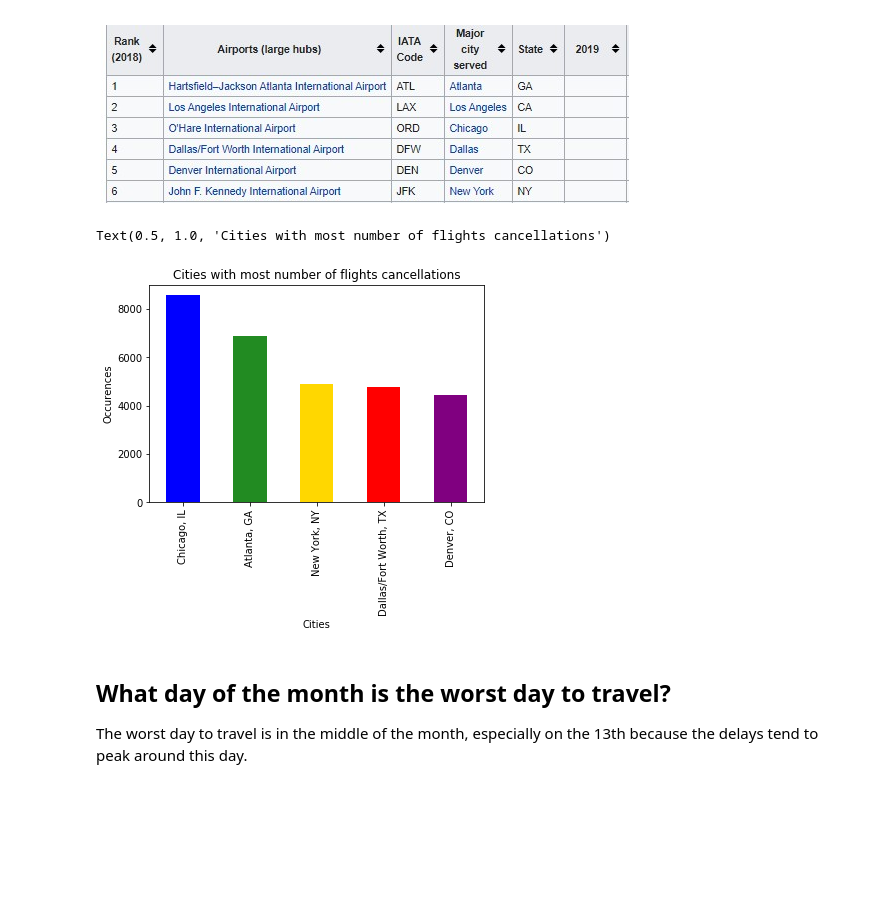
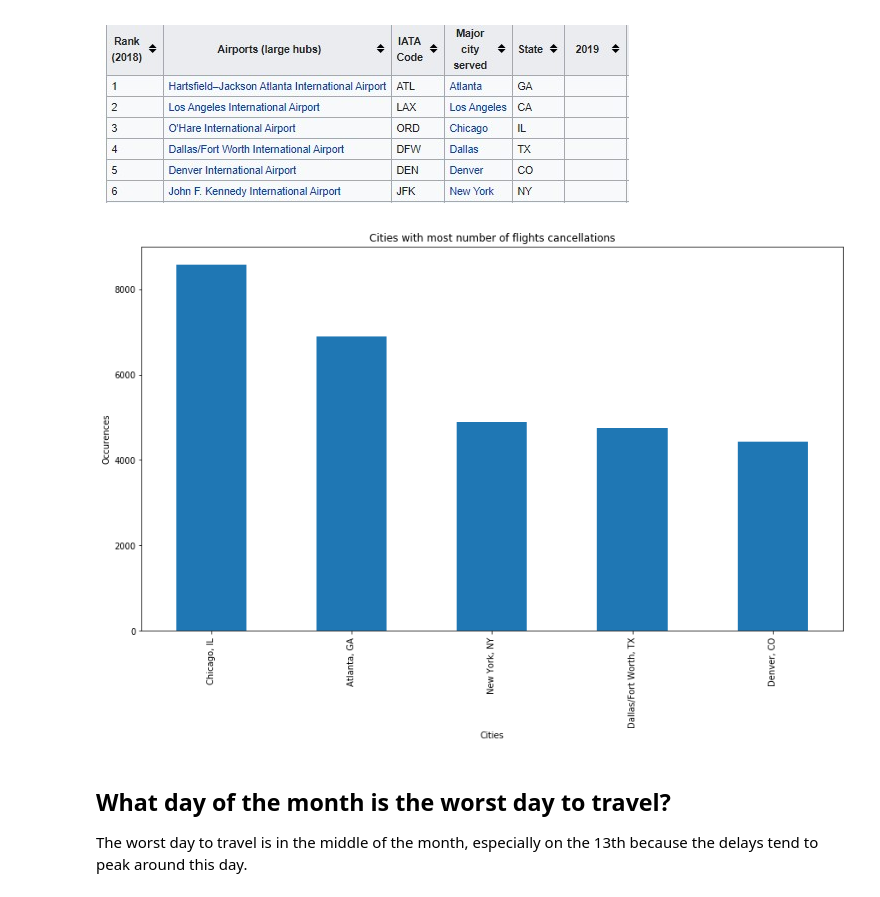
Before and after one commit to vvijayalakshmi21/Communicate-Data-Findings, a Jupyter notebook: slide_deck_template.ipynb, the cells around one changed output. Cells and saved outputs as stored; diff of their text form; code cells hidden in the pictures; blank space fills up the shorter version.

```diff
--- a/slide_deck_template.ipynb
+++ b/slide_deck_template.ipynb
@@ -96,15 +92,14 @@ Chicago, Atlanta, New York, Dallas and Denver are the top 5 cities with most num
 # %%
 df_temp_2 = df[df['CANCELLED'] == 1]
 most_cancelled_carrier = df_temp_2.MONTH.groupby(df_temp_2.ORIGIN_CITY_NAME).count()
-colors = ('blue', 'forestgreen', 'gold', 'red', 'purple')
+plt.figure(figsize=[14.70, 8.27])
 
-most_cancelled_carrier.nlargest(5).plot(kind='bar', color=colors)
-plt.xlabel('Cities')
-plt.ylabel('Occurences')
-plt.title('Cities with most number of flights cancellations')
+_ = most_cancelled_carrier.nlargest(5).plot(kind='bar')
+_ = plt.xlabel('Cities')
+_ = plt.ylabel('Occurences')
+_ = plt.title('Cities with most number of flights cancellations')
 # %% [output]
-Text(0.5, 1.0, 'Cities with most number of flights cancellations')
-[figure, old version]
+[figure, new version]
 # %% [markdown]
 ## What day of the month is the worst day to travel?
 The worst day to travel is in the middle of the month, especially on the 13th because the delays tend to peak around this day.
```
Also changed, not shown: parts of 10 cells of this notebook, 2 other files.
